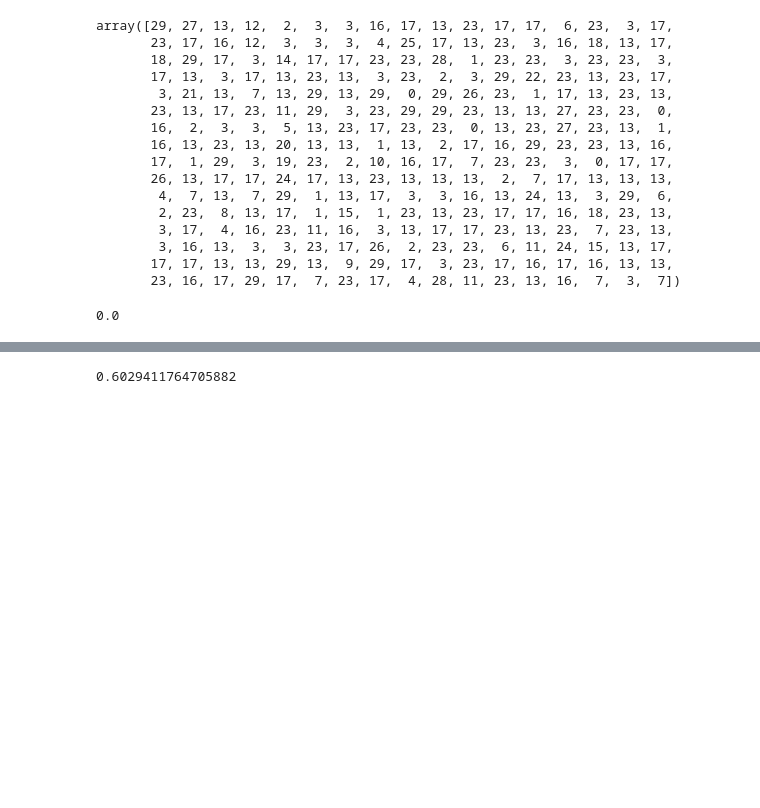
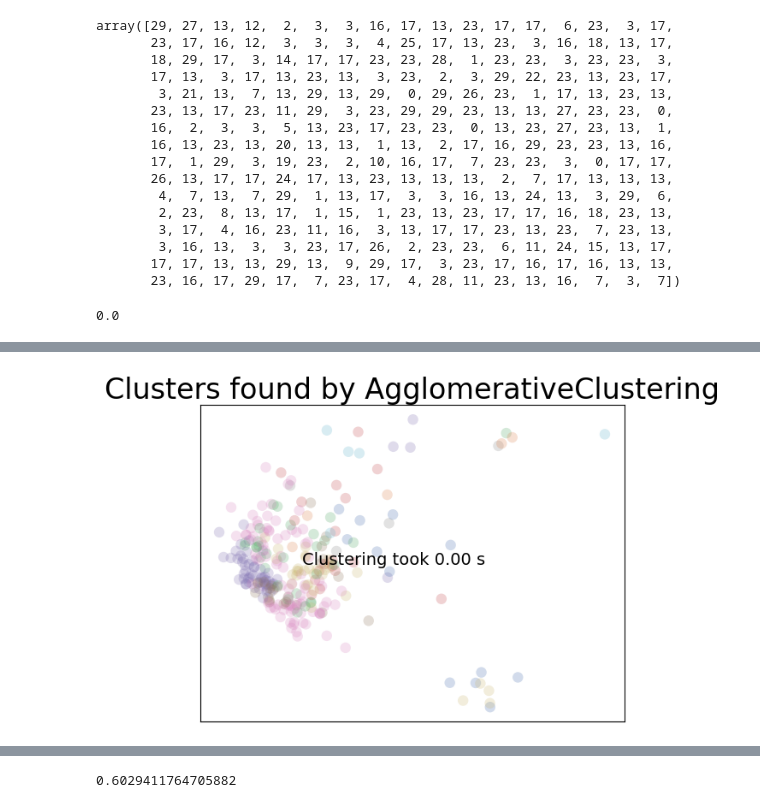
Before and after one commit to hoomanhonarvar/Leaves_Clustering, a Jupyter notebook: clustering.ipynb, the cells around one changed output, grey strips where cells are left out. Cells and saved outputs as stored; diff of their text form; code cells hidden in the pictures; blank space fills up the shorter version.

```diff
--- a/clustering.ipynb
+++ b/clustering.ipynb
@@ -245,0 +279,4 @@ accuracy_score(y_test, leaves_Kmeans.predict(X_test))
+# %%
+plot_clusters(X_train, cluster.AgglomerativeClustering, (), {'n_clusters':30, 'linkage':'ward'})
+# %% [output]
+[figure, added]
```
Also changed, not shown: parts of 9 cells of this notebook.
